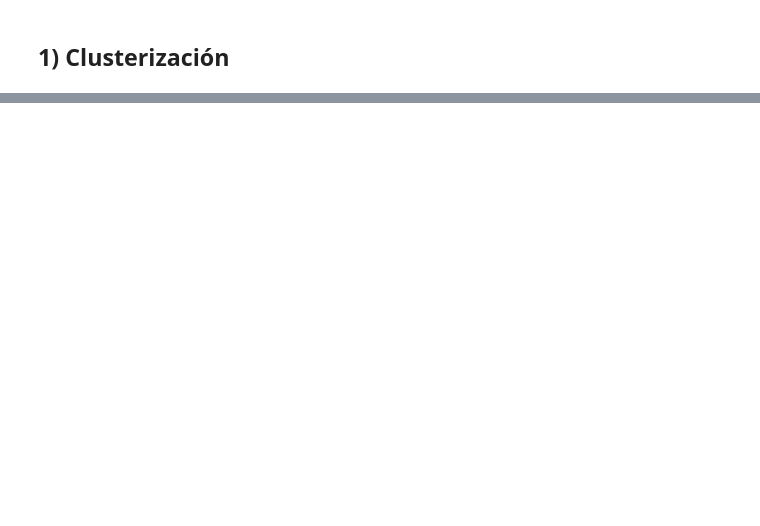
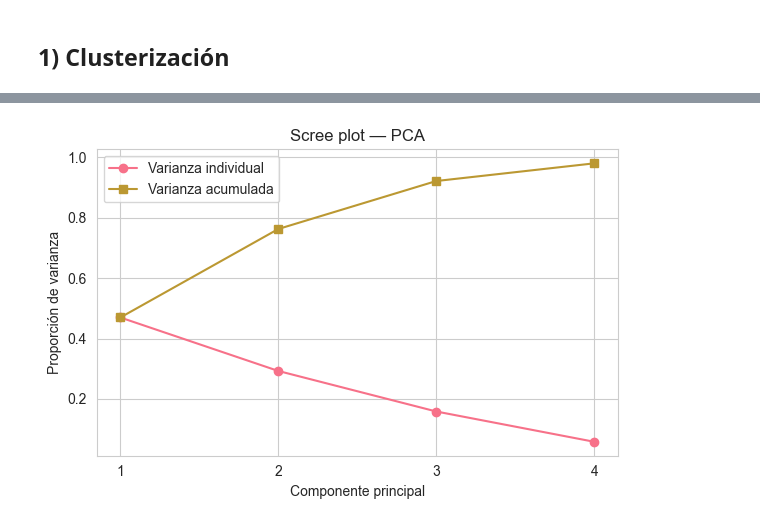
Before and after one commit to SantiagoCastellanos14/m11-practico1-eda, a Jupyter notebook: notebooks/practico_3_eda.ipynb, the cells around one changed output, grey strips where cells are left out. Saved outputs shown, nothing was run; the diff lists cells and outputs as text; code cells hidden in the pictures; blank space fills up the shorter version.

```diff
--- a/notebooks/practico_3_eda.ipynb
+++ b/notebooks/practico_3_eda.ipynb
@@ -153,0 +212,19 @@ Var. explicada acumulada (PCA): [0.37664273 0.60125566 0.78112439]
+# %%
+# Scree plot de la varianza explicada
+import matplotlib.pyplot as plt
+
+plt.figure(figsize=(6,4))
+plt.plot(range(1, len(pca.explained_variance_ratio_)+1),
+         pca.explained_variance_ratio_,
+         marker="o", label="Varianza individual")
+plt.plot(range(1, len(pca.explained_variance_ratio_)+1),
+         pca_var, marker="s", label="Varianza acumulada")
+plt.xticks(range(1, len(pca.explained_variance_ratio_)+1))
+plt.xlabel("Componente principal")
+plt.ylabel("Proporción de varianza")
+plt.title("Scree plot — PCA")
+plt.legend()
+plt.tight_layout()
+plt.show()
+# %% [output]
+[figure, added]
```
Also changed, not shown: parts of 32 cells of this notebook, 1 other file.
